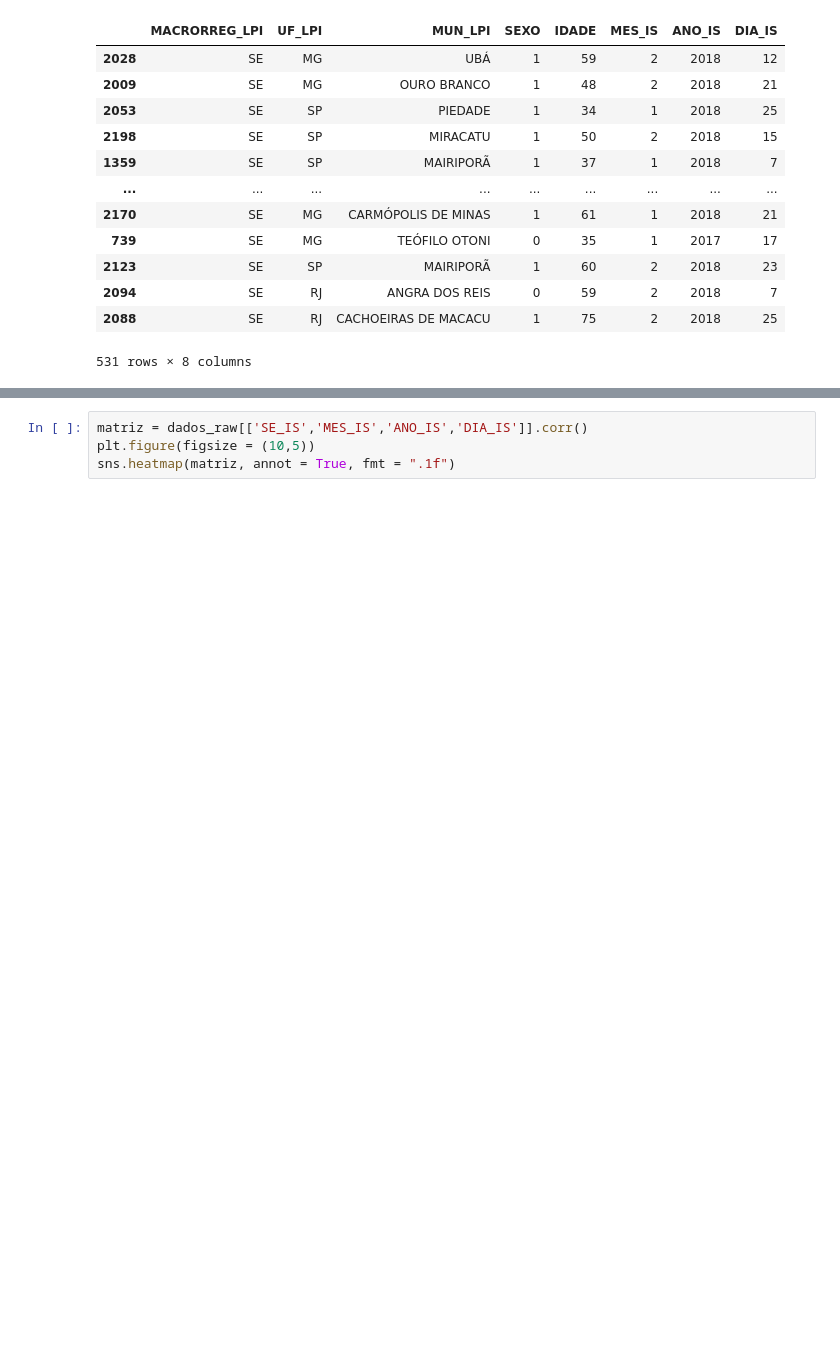
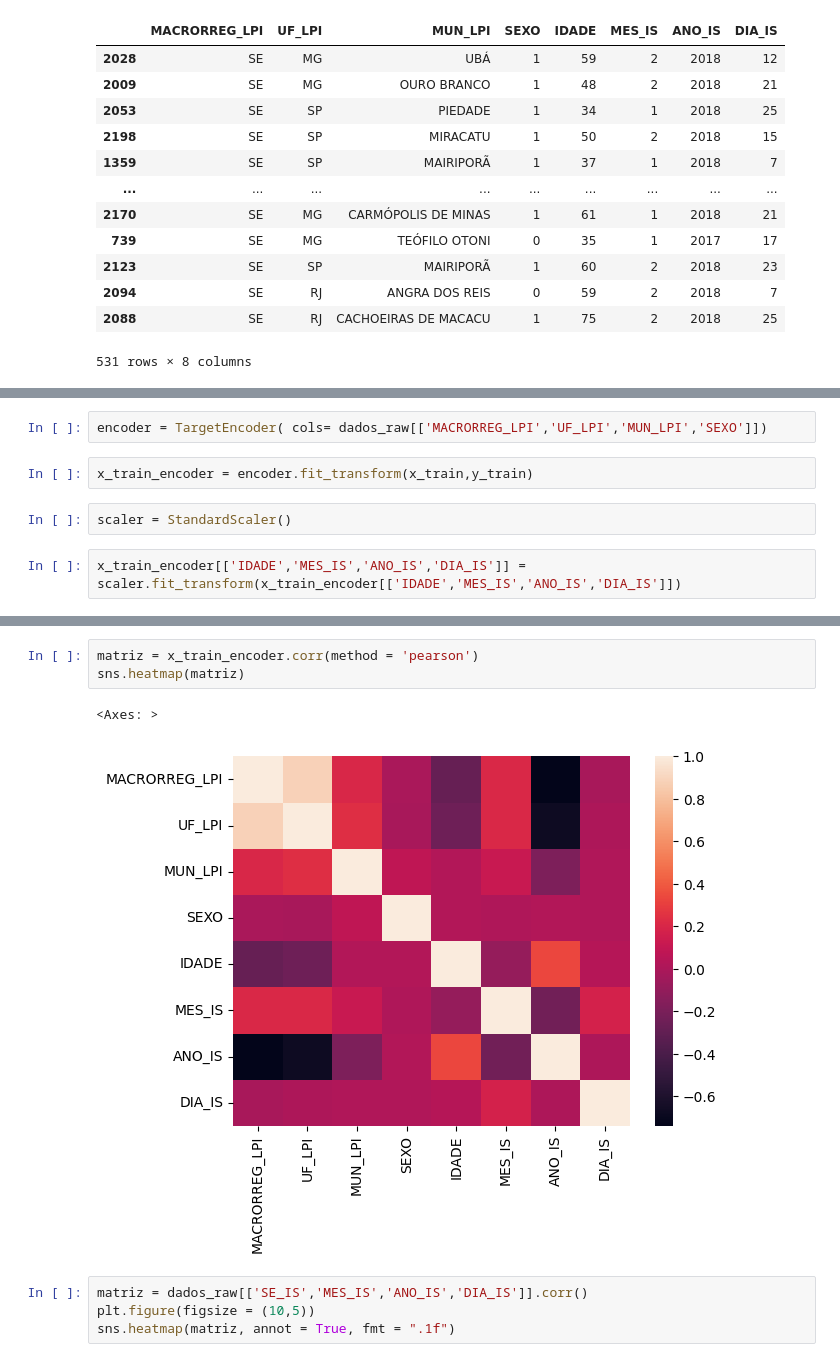
Before and after one commit to Muniz97/Yellow-fever-Febre-Amarela, a Jupyter notebook: 3 - Preprocessing/Yellow_Fever_Preprocessing.ipynb, the cells around one changed output, grey strips where cells are left out. Saved outputs shown, nothing was run; the diff lists cells and outputs as text; blank space fills up the shorter version.

```diff
--- a/3 - Preprocessing/Yellow_Fever_Preprocessing.ipynb
+++ b/3 - Preprocessing/Yellow_Fever_Preprocessing.ipynb
@@ -117,0 +119,8 @@ from category_encoders import TargetEncoder
+# %%
+encoder = TargetEncoder( cols= dados_raw[['MACRORREG_LPI','UF_LPI','MUN_LPI','SEXO']])
+# %%
+x_train_encoder = encoder.fit_transform(x_train,y_train)
+# %%
+scaler = StandardScaler()
+# %%
+x_train_encoder[['IDADE','MES_IS','ANO_IS','DIA_IS']] = scaler.fit_transform(x_train_encoder[['IDADE','MES_IS','ANO_IS','DIA_IS']])
@@ -118,3 +147,9 @@ from category_encoders import TargetEncoder
+# %%
+matriz = x_train_encoder.corr(method = 'pearson')
+sns.heatmap(matriz)
+# %% [output]
+<Axes: >
+[figure, added]
 # %%
 matriz = dados_raw[['SE_IS','MES_IS','ANO_IS','DIA_IS']].corr()
 plt.figure(figsize = (10,5))
```
Also changed, not shown: parts of 2 cells of this notebook.
